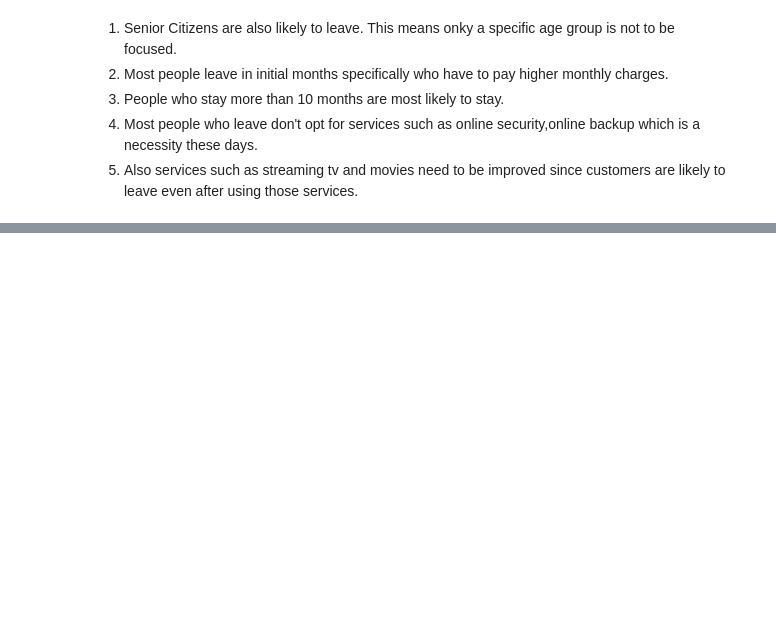
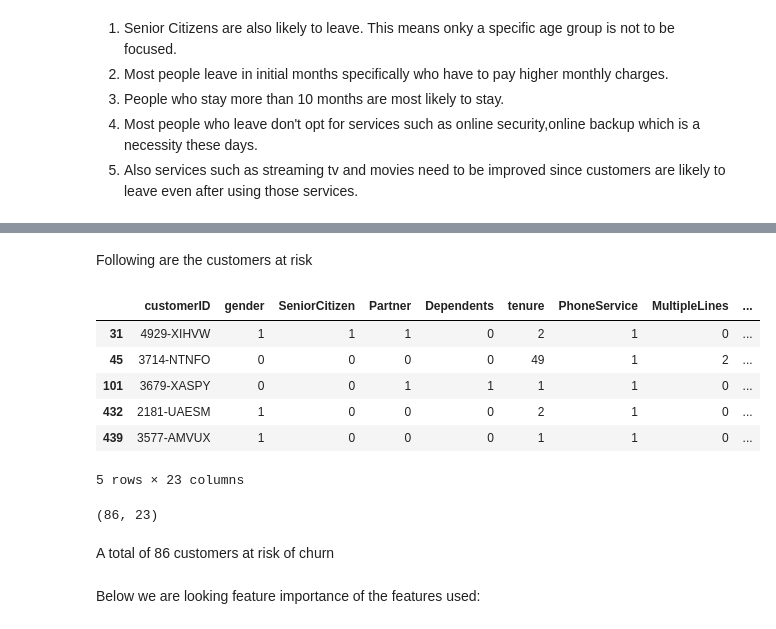
Before and after one commit to AabharanGupta/CustomerChurnAnalysis, a Jupyter notebook: Project.ipynb, the cells around one changed output, grey strips where cells are left out. Drawn from its saved outputs; the diff is of its cells as text; code cells hidden in the pictures; blank space fills up the shorter version.

```diff
--- a/Project.ipynb
+++ b/Project.ipynb
@@ -554,0 +623,26 @@ This might be happening as most people leave in the initial months of taking ser
+# %%
+active_customers = df[df['Churn'] == 0].copy()
+X_active = active_customers.drop(['Churn','customerID'], axis=1)
+active_customers['churn_probability'] = model.predict_proba(X_active)[:, 1]
+# %%
+at_risk_customers = active_customers[active_customers['churn_probability'] > 0.6]
+# %% [markdown]
+Following are the customers at risk
+# %%
+at_risk_customers.head()
+# %% [output]
+|  | customerID | gender | SeniorCitizen | Partner | Dependents | tenure | PhoneService | MultipleLines | ... |
+| 31 | 4929-XIHVW | 1 | 1 | 1 | 0 | 2 | 1 | 0 | ... |
+| 45 | 3714-NTNFO | 0 | 0 | 0 | 0 | 49 | 1 | 2 | ... |
+| 101 | 3679-XASPY | 0 | 0 | 1 | 1 | 1 | 1 | 0 | ... |
+| 432 | 2181-UAESM | 1 | 0 | 0 | 0 | 2 | 1 | 0 | ... |
+| 439 | 3577-AMVUX | 1 | 0 | 0 | 0 | 1 | 1 | 0 | ... |
+5 rows × 23 columns
+# %%
+at_risk_customers.shape
+# %% [output]
+(86, 23)
+# %% [markdown]
+A total of 86 customers at risk of churn
+# %% [markdown]
+Below we are looking feature importance of the features used:
```
Also changed, not shown: parts of 11 cells of this notebook.
